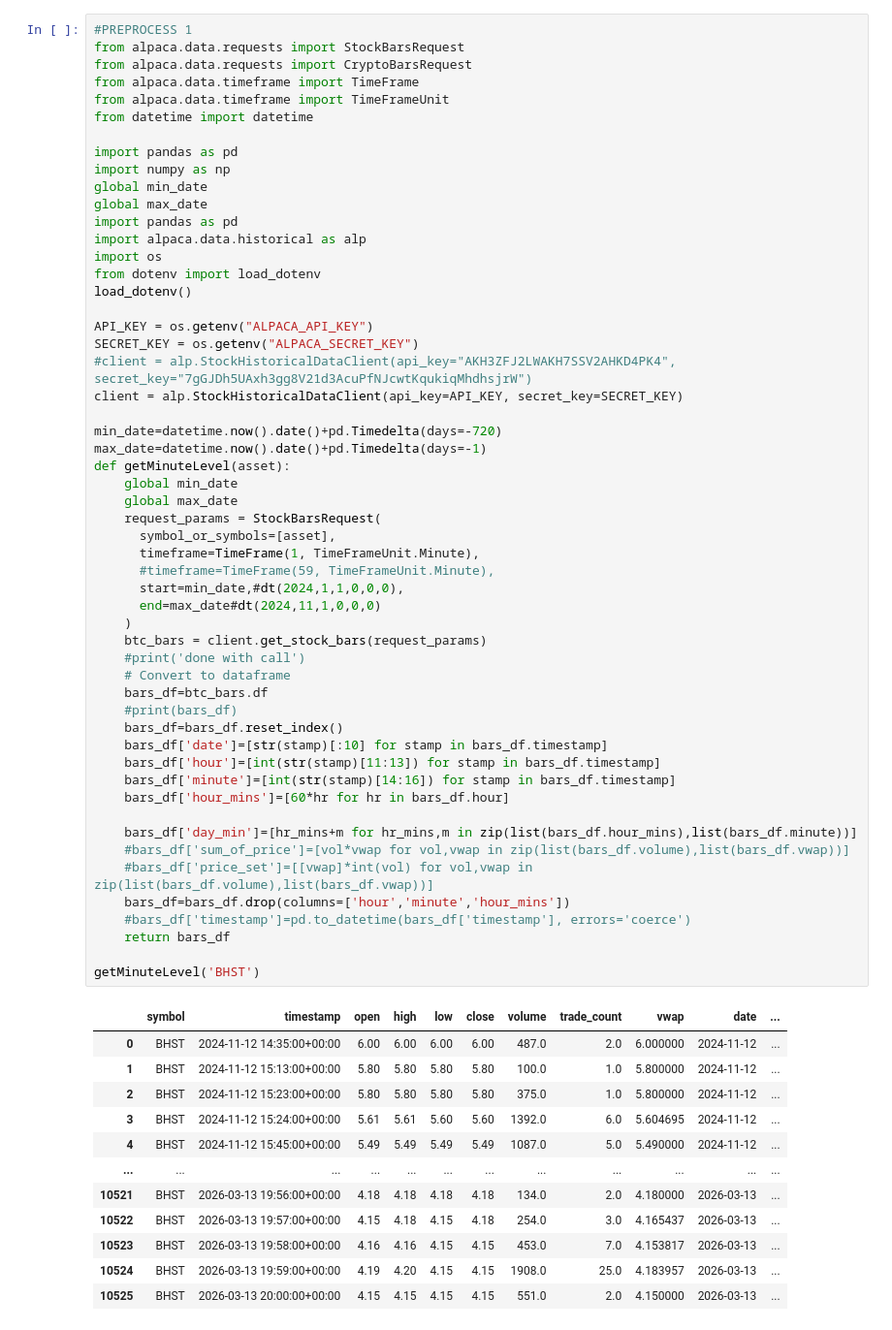
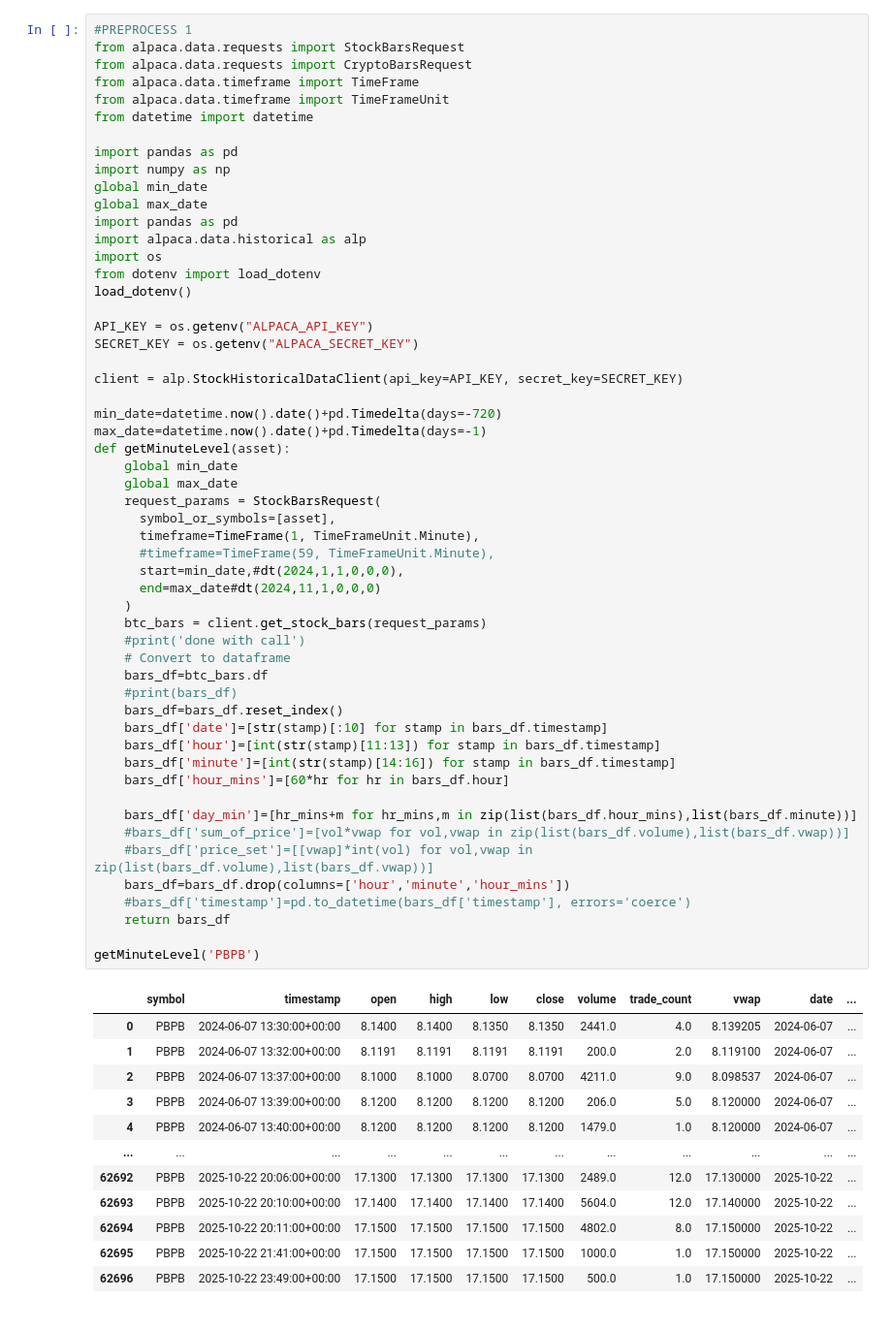
Before and after one commit to PocketLobster/Standard-And-Rich, a Jupyter notebook: standard_and_rich_500.ipynb, the cells around one changed output. Shown at 97% size. Drawn from its saved outputs; the diff is of its cells as text.

```diff
--- a/standard_and_rich_500.ipynb
+++ b/standard_and_rich_500.ipynb
@@ -18,7 +18,7 @@ load_dotenv()
 
 API_KEY = os.getenv("ALPACA_API_KEY")
 SECRET_KEY = os.getenv("ALPACA_SECRET_KEY")
-#client = alp.StockHistoricalDataClient(api_key="AKH3ZFJ2LWAKH7SSV2AHKD4PK4", secret_key="7gGJDh5UAxh3gg8V21d3AcuPfNJcwtKqukiqMhdhsjrW")
+
 client = alp.StockHistoricalDataClient(api_key=API_KEY, secret_key=SECRET_KEY)
 
 min_date=datetime.now().date()+pd.Timedelta(days=-720)
@@ -26,42 +26,42 @@ max_date=datetime.now().date()+pd.Timedelta(days=-1)
 def getMinuteLevel(asset):
     global min_date
     global max_date
     request_params = StockBarsRequest(
       symbol_or_symbols=[asset],
       timeframe=TimeFrame(1, TimeFrameUnit.Minute),
       #timeframe=TimeFrame(59, TimeFrameUnit.Minute),
       start=min_date,#dt(2024,1,1,0,0,0),
       end=max_date#dt(2024,11,1,0,0,0)
     )
     btc_bars = client.get_stock_bars(request_params)
     #print('done with call')
     # Convert to dataframe
     bars_df=btc_bars.df
     #print(bars_df)
     bars_df=bars_df.reset_index()
     bars_df['date']=[str(stamp)[:10] for stamp in bars_df.timestamp]
     bars_df['hour']=[int(str(stamp)[11:13]) for stamp in bars_df.timestamp]
     bars_df['minute']=[int(str(stamp)[14:16]) for stamp in bars_df.timestamp]
     bars_df['hour_mins']=[60*hr for hr in bars_df.hour]
 
     bars_df['day_min']=[hr_mins+m for hr_mins,m in zip(list(bars_df.hour_mins),list(bars_df.minute))]
     #bars_df['sum_of_price']=[vol*vwap for vol,vwap in zip(list(bars_df.volume),list(bars_df.vwap))]
     #bars_df['price_set']=[[vwap]*int(vol) for vol,vwap in zip(list(bars_df.volume),list(bars_df.vwap))]
     bars_df=bars_df.drop(columns=['hour','minute','hour_mins'])
     #bars_df['timestamp']=pd.to_datetime(bars_df['timestamp'], errors='coerce')
     return bars_df
 
-getMinuteLevel('BHST')
+getMinuteLevel('PBPB')
 # %% [output]
 |  | symbol | timestamp | open | high | low | close | volume | trade_count | vwap | date | ... |
-| 0 | BHST | 2024-11-12 14:35:00+00:00 | 6.00 | 6.00 | 6.00 | 6.00 | 487.0 | 2.0 | 6.000000 | 2024-11-12 | ... |
-| 1 | BHST | 2024-11-12 15:13:00+00:00 | 5.80 | 5.80 | 5.80 | 5.80 | 100.0 | 1.0 | 5.800000 | 2024-11-12 | ... |
-| 2 | BHST | 2024-11-12 15:23:00+00:00 | 5.80 | 5.80 | 5.80 | 5.80 | 375.0 | 1.0 | 5.800000 | 2024-11-12 | ... |
-| 3 | BHST | 2024-11-12 15:24:00+00:00 | 5.61 | 5.61 | 5.60 | 5.60 | 1392.0 | 6.0 | 5.604695 | 2024-11-12 | ... |
-| 4 | BHST | 2024-11-12 15:45:00+00:00 | 5.49 | 5.49 | 5.49 | 5.49 | 1087.0 | 5.0 | 5.490000 | 2024-11-12 | ... |
+| 0 | PBPB | 2024-06-07 13:30:00+00:00 | 8.1400 | 8.1400 | 8.1350 | 8.1350 | 2441.0 | 4.0 | 8.139205 | 2024-06-07 | ... |
+| 1 | PBPB | 2024-06-07 13:32:00+00:00 | 8.1191 | 8.1191 | 8.1191 | 8.1191 | 200.0 | 2.0 | 8.119100 | 2024-06-07 | ... |
+| 2 | PBPB | 2024-06-07 13:37:00+00:00 | 8.1000 | 8.1000 | 8.0700 | 8.0700 | 4211.0 | 9.0 | 8.098537 | 2024-06-07 | ... |
+| 3 | PBPB | 2024-06-07 13:39:00+00:00 | 8.1200 | 8.1200 | 8.1200 | 8.1200 | 206.0 | 5.0 | 8.120000 | 2024-06-07 | ... |
+| 4 | PBPB | 2024-06-07 13:40:00+00:00 | 8.1200 | 8.1200 | 8.1200 | 8.1200 | 1479.0 | 1.0 | 8.120000 | 2024-06-07 | ... |
 | ... | ... | ... | ... | ... | ... | ... | ... | ... | ... | ... | ... |
-| 10521 | BHST | 2026-03-13 19:56:00+00:00 | 4.18 | 4.18 | 4.18 | 4.18 | 134.0 | 2.0 | 4.180000 | 2026-03-13 | ... |
-| 10522 | BHST | 2026-03-13 19:57:00+00:00 | 4.15 | 4.18 | 4.15 | 4.18 | 254.0 | 3.0 | 4.165437 | 2026-03-13 | ... |
-| 10523 | BHST | 2026-03-13 19:58:00+00:00 | 4.16 | 4.16 | 4.15 | 4.15 | 453.0 | 7.0 | 4.153817 | 2026-03-13 | ... |
-| 10524 | BHST | 2026-03-13 19:59:00+00:00 | 4.19 | 4.20 | 4.15 | 4.15 | 1908.0 | 25.0 | 4.183957 | 2026-03-13 | ... |
-| 10525 | BHST | 2026-03-13 20:00:00+00:00 | 4.15 | 4.15 | 4.15 | 4.15 | 551.0 | 2.0 | 4.150000 | 2026-03-13 | ... |
+| 62692 | PBPB | 2025-10-22 20:06:00+00:00 | 17.1300 | 17.1300 | 17.1300 | 17.1300 | 2489.0 | 12.0 | 17.130000 | 2025-10-22 | ... |
+| 62693 | PBPB | 2025-10-22 20:10:00+00:00 | 17.1400 | 17.1400 | 17.1400 | 17.1400 | 5604.0 | 12.0 | 17.140000 | 2025-10-22 | ... |
+| 62694 | PBPB | 2025-10-22 20:11:00+00:00 | 17.1500 | 17.1500 | 17.1500 | 17.1500 | 4802.0 | 8.0 | 17.150000 | 2025-10-22 | ... |
+| 62695 | PBPB | 2025-10-22 21:41:00+00:00 | 17.1500 | 17.1500 | 17.1500 | 17.1500 | 1000.0 | 1.0 | 17.150000 | 2025-10-22 | ... |
+| 62696 | PBPB | 2025-10-22 23:49:00+00:00 | 17.1500 | 17.1500 | 17.1500 | 17.1500 | 500.0 | 1.0 | 17.150000 | 2025-10-22 | ... |
```
Also changed, not shown: parts of 31 cells of this notebook.
